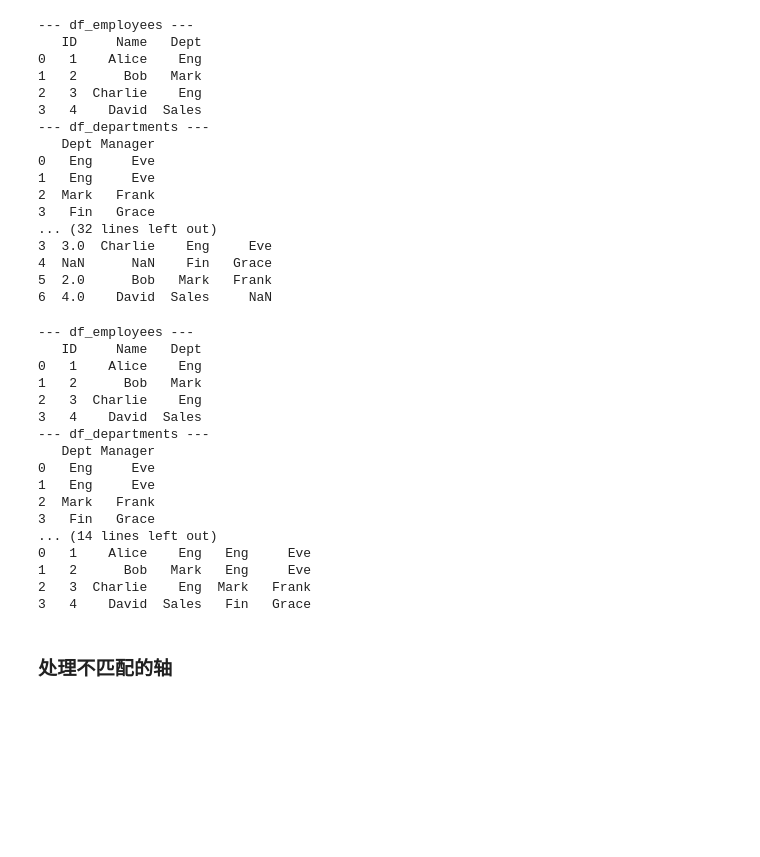
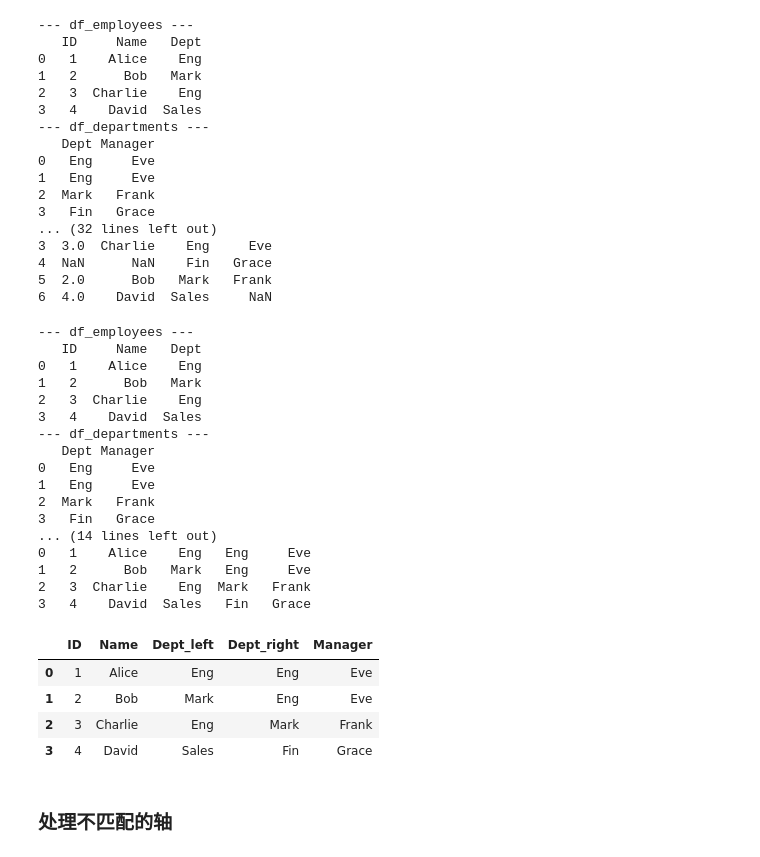
Before and after one commit to slcnx/llm-in-practise, a Jupyter notebook: ML_Basics/Pandas_Basics.ipynb, the cells around one changed output. Drawn from its saved outputs; the diff is of its cells as text; code cells hidden in the pictures; blank space fills up the shorter version.

```diff
--- a/ML_Basics/Pandas_Basics.ipynb
+++ b/ML_Basics/Pandas_Basics.ipynb
@@ -871,33 +871,42 @@ df_departments = pd.DataFrame({
 # 2. 执行 Merge 操作
 # 使用 'how' 参数控制连接逻辑，'on' 指定连接键
 merged_df = pd.merge(df_employees, df_departments, on='Dept', how='inner')
 print("--- df_employees ---")
 print(df_employees)
 print("--- df_departments ---")
 print(df_departments)
 print("\n--- concat合并结果 ---") #  按列叠加
 print(pd.concat([df_employees,df_departments]))
 
 print("\n--- concat合并结果 ---") #  按行叠加
 print(pd.concat([df_employees,df_departments],axis=1))
+
+
+
+df_employees.join(df_departments, how='left',lsuffix='_left',rsuffix='_right')
 # %% [output]
 --- df_employees ---
    ID     Name   Dept
 0   1    Alice    Eng
 1   2      Bob   Mark
 2   3  Charlie    Eng
 3   4    David  Sales
 --- df_departments ---
    Dept Manager
 0   Eng     Eve
 1   Eng     Eve
 2  Mark   Frank
 3   Fin   Grace
 ... (14 lines left out)
 0   1    Alice    Eng   Eng     Eve
 1   2      Bob   Mark   Eng     Eve
 2   3  Charlie    Eng  Mark   Frank
 3   4    David  Sales   Fin   Grace
+|  | ID | Name | Dept_left | Dept_right | Manager |
+| 0 | 1 | Alice | Eng | Eng | Eve |
+| 1 | 2 | Bob | Mark | Eng | Eve |
+| 2 | 3 | Charlie | Eng | Mark | Frank |
+| 3 | 4 | David | Sales | Fin | Grace |
 # %% [markdown]
 ### 处理不匹配的轴
 # %%
```
Also changed, not shown: parts of 1 cell of this notebook.
